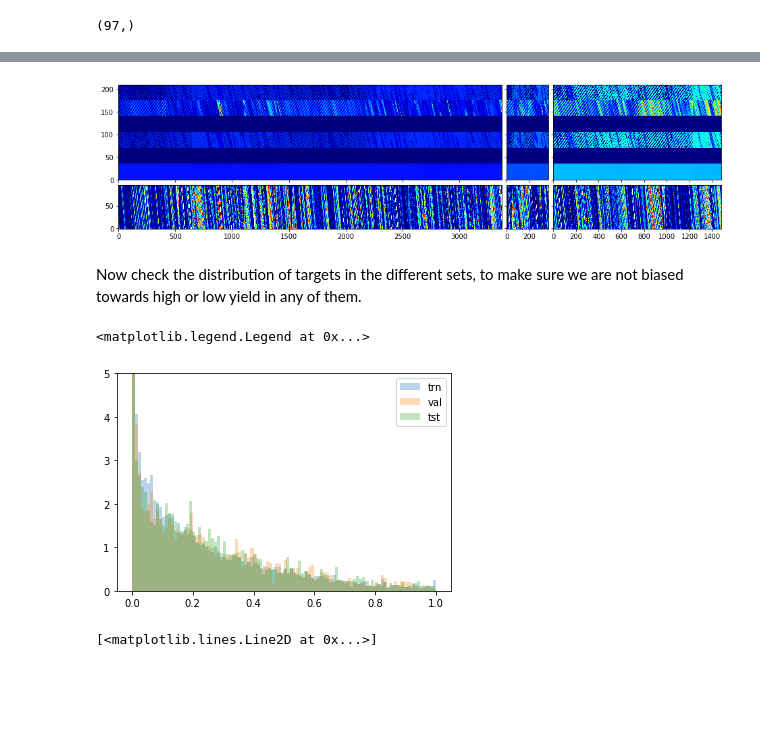
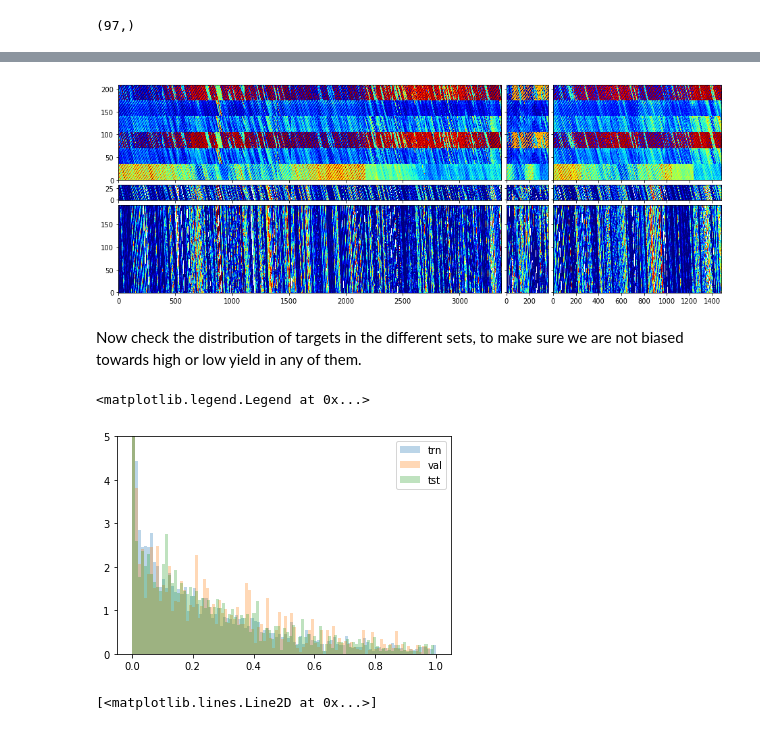
Before and after one commit to waves2weather/W2W-ML-Workshop, a Jupyter notebook: dataset2.ipynb, the cells around one changed output, grey strips where cells are left out. Cells and saved outputs as stored; diff of their text form; code cells hidden in the pictures; blank space fills up the shorter version.

```diff
--- a/dataset2.ipynb
+++ b/dataset2.ipynb
@@ -219,7 +219,7 @@ Total roughly 22 months. For better training results, the validation set should
 # %%
 fc_lead = np.timedelta64(4*24*60*60+1, 's')  # 4 days
 pattern_step_h = 3
-full_range = np.arange('2015-01-01', np.datetime64('2016-10-18T23:50') - fc_lead,
+full_range = np.arange('2015-01-02', np.datetime64('2016-10-18T23:50') - fc_lead,
                           np.timedelta64(pattern_step_h, 'h'), dtype='datetime64[s]')
 
 # use certain months as test set, to get a good performance estimate for all seasons
@@ -372,16 +362,17 @@ print(get_y(t).shape)
 (97,)
 # %%
 def generate_patterns_nwp_only(timestamps):
-    X_train, y_train = [], []
+    X, y, yhires = [], [], []
     for t in tqdm(timestamps):
-        X_train.append(get_latest_fc(t, nwps))
-        y_train.append(get_y(t, pwr.power, dt=np.timedelta64(1, 'h')))
-    return np.array(X_train), np.array(y_train)
+        X.append(get_latest_fc(t, nwps))
+        y.append(get_y(t, pwr.power, dt=np.timedelta64(3, 'h')))
+        yhires.append(get_y(t, pwr.power, dt=np.timedelta64(30, 'm')))
+    return np.array(X), np.array(y), np.array(yhires)
 # %%
-X_train, y_train = generate_patterns_nwp_only(training_range)
-X_valid, y_valid = generate_patterns_nwp_only(validation_range)
-X_test, y_test = generate_patterns_nwp_only(test_range)
-X_train.shape, y_train.shape, X_valid.shape, y_valid.shape
+X_train, y_train, yhr_train = generate_patterns_nwp_only(training_range)
+X_valid, y_valid, yhr_valid = generate_patterns_nwp_only(validation_range)
+X_test, y_test, yhr_test = generate_patterns_nwp_only(test_range)
+X_train.shape, y_train.shape, X_valid.shape, y_valid.shape, yhr_valid.shape
 # %% [output]
 [interactive output not drawn]
 [interactive output not drawn]
@@ -390,15 +381,22 @@ X_train.shape, y_train.shape, X_valid.shape, y_valid.shape
+# %%
+# normalize input data columnwise
+def normalize(X, Xref):
+    return (X - Xref.min(0))/(Xref.max(0) - Xref.min(0))
+X_valid = normalize(X_valid, X_train)
+X_test = normalize(X_test, X_train)
+X_train = normalize(X_train, X_train)
 # %%
 from mpl_toolkits.axes_grid1 import ImageGrid
-fig = plt.figure(figsize=(16, 10))
+fig = plt.figure(figsize=(16, 12))
 grid = ImageGrid(fig, 111,  # similar to subplot(111)
-                 nrows_ncols=(2, 3),
+                 nrows_ncols=(3, 3),
                  axes_pad=0.1, aspect='auto',
                  add_all=True,
                  label_mode="L")
-for i, p in enumerate([X_train, X_valid, X_test, y_train, y_valid, y_test]):
+for i, p in enumerate([X_train, X_valid, X_test, y_train, y_valid, y_test, yhr_train, yhr_valid, yhr_test]):
     grid[i].imshow(p.T, origin='lower', interpolation="nearest", cmap='jet', aspect=4.0)
 # %% [output]
-[figure, old version]
+[figure, new version]
 # %% [markdown]
 Now check the distribution of targets in the different sets, to make sure we are not biased towards high or low yield in any of them.
 # %%
@@ -409,7 +407,7 @@ plt.ylim(0,5)
 plt.legend()
 # %% [output]
 <matplotlib.legend.Legend at 0x...>
-[figure, old version]
+[figure, new version]
 # %%
 plt.plot(np.isnan(X_train).sum(0))
 # %% [output]
```
Also changed, not shown: parts of 75 cells of this notebook.
